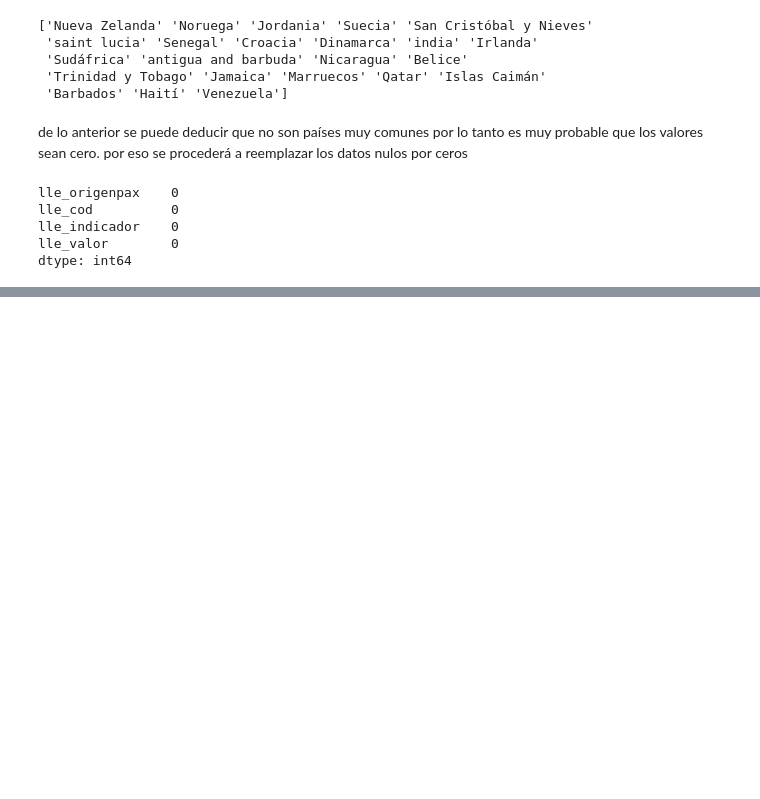
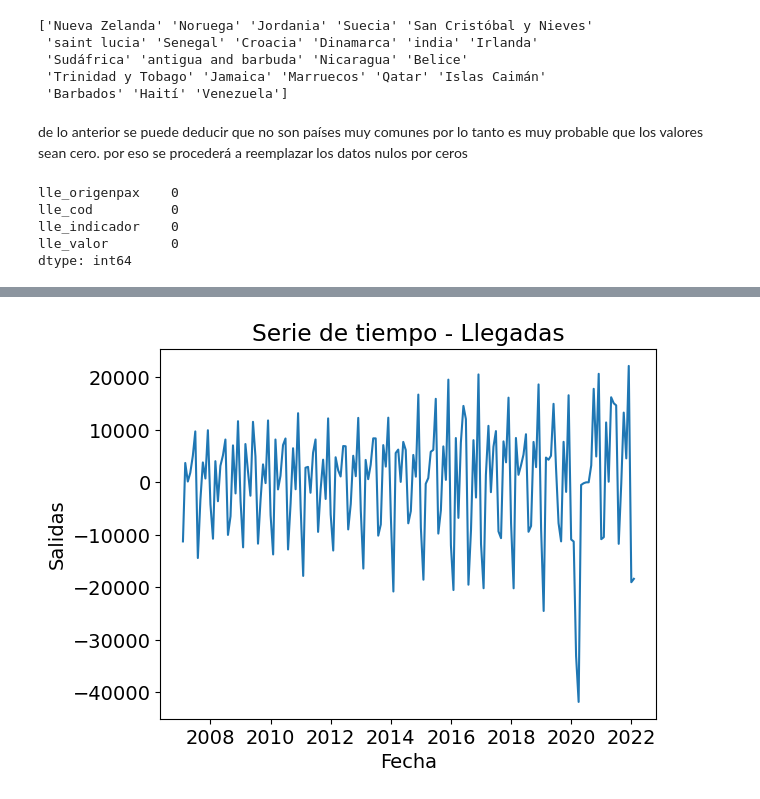
Before and after one commit to LuisLonDev/proyecto-analisis, a Jupyter notebook: proyecto_analisis.ipynb, the cells around one changed output, grey strips where cells are left out. Saved outputs shown, nothing was run; the diff lists cells and outputs as text; code cells hidden in the pictures; blank space fills up the shorter version.

```diff
--- a/proyecto_analisis.ipynb
+++ b/proyecto_analisis.ipynb
@@ -146,0 +308,11 @@ dtype: int64
+# %%
+### Llevar la serie a diferencias
+diff_arrivals = arrivals_dates.diff().dropna()
+
+plt.plot(diff_arrivals.index, diff_arrivals)
+plt.xlabel('Fecha')
+plt.ylabel('Salidas')
+plt.title('Serie de tiempo - Llegadas')
+plt.show()
+# %% [output]
+[figure, added]
```
Also changed, not shown: parts of 26 cells of this notebook.
